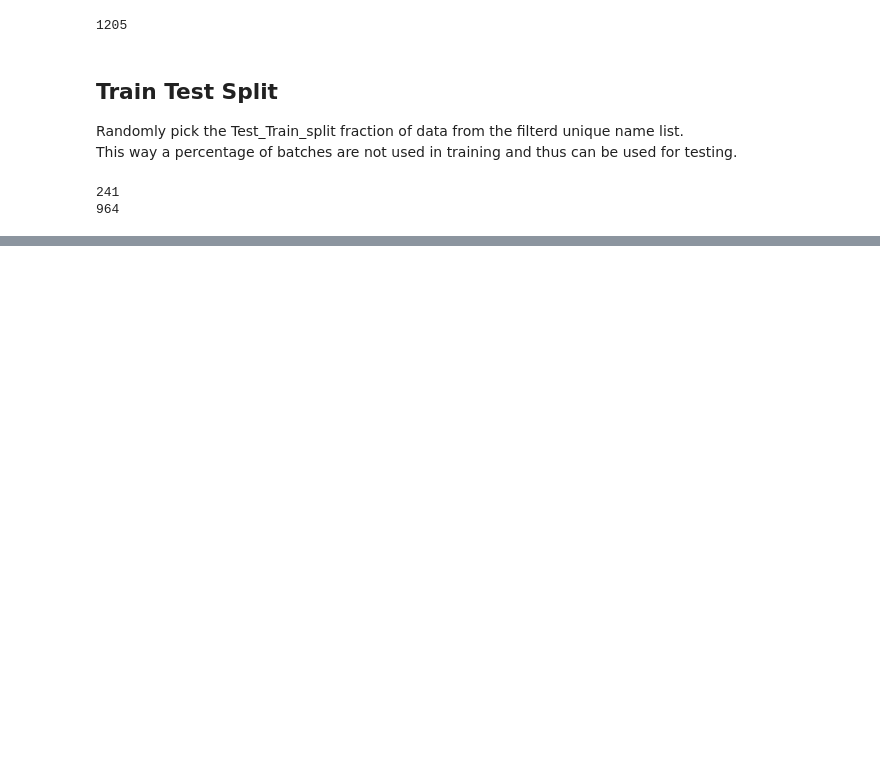
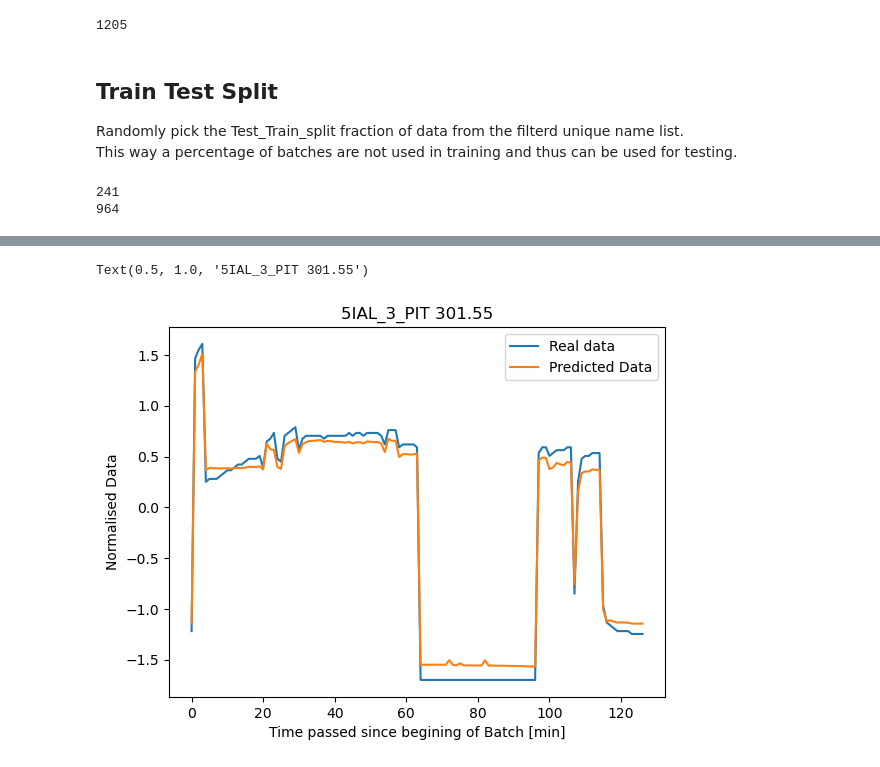
Before and after one commit to Frakert/Predictive-Maintenance-Membrane-pumpm, a Jupyter notebook: 301-batchwise-au.ipynb, the cells around one changed output, grey strips where cells are left out. Cells and saved outputs as stored; diff of their text form; code cells hidden in the pictures; blank space fills up the shorter version.

```diff
--- a/301-batchwise-au.ipynb
+++ b/301-batchwise-au.ipynb
@@ -178,5 +162,5 @@ Length: 964, dtype: int64
 # %%
-columns=27
+columns=26
 batches=964
 
 model = keras.Sequential(
@@ -222,10 +212,10 @@ _________________________________________________________________
 # %%
+i=0
 for row in Train_Batches:
     X_batch=Train_Grouped.get_group(row)
     X_batch=X_batch.drop(['5IAL_3_301.BatchName'],axis=1)
     X_batch=np.expand_dims(X_batch,axis=2)
     X_batch=np.expand_dims(X_batch,axis=3)
-    print(X_batch.shape)
     history = model.fit(
         X_batch,
         X_batch,
@@ -236,5 +226,11 @@ for row in Train_Batches:
             keras.callbacks.EarlyStopping(monitor="val_loss", patience=5, mode="min")
         ],
     )
-    print(row)
+
+    i=i+1
+
+    # Show only the tenth itteration to avoid clutter, but keep an eye on progress
+    if (i % 10)==9:
+        progress='{} out of {} batches used for training'.format(i+1,batches)
+        print(progress)
 # %% [output]
@@ -263,0 +271,19 @@ model.save("trained_2D_AU")
+# %%
+Random_Batch=Train_Grouped.get_group(random.sample(Train_Batches,1)[0])
+
+Random_Batch=Random_Batch.drop(['5IAL_3_301.BatchName'],axis=1)
+Random_Batch=np.expand_dims(Random_Batch,axis=2)
+Random_Batch=np.expand_dims(Random_Batch,axis=3)
+
+
+Random_Batch_Pred= model.predict(Random_Batch)
+
+var=2
+
+plt.plot(Random_Batch[:,var,0,0])
+plt.plot(Random_Batch_Pred[:,var,0,0])
+plt.legend(['Real data','Predicted Data'])
+plt.xlabel('Time passed since begining of Batch [min]')
+plt.ylabel('Normalised Data')
+plt.title(data_norm.columns[var])
+# %% [output]
@@ -263,0 +291,2 @@ model.save("trained_2D_AU")
+Text(0.5, 1.0, '5IAL_3_PIT 301.55')
+[figure, added]
```
Also changed, not shown: parts of 21 cells of this notebook.
